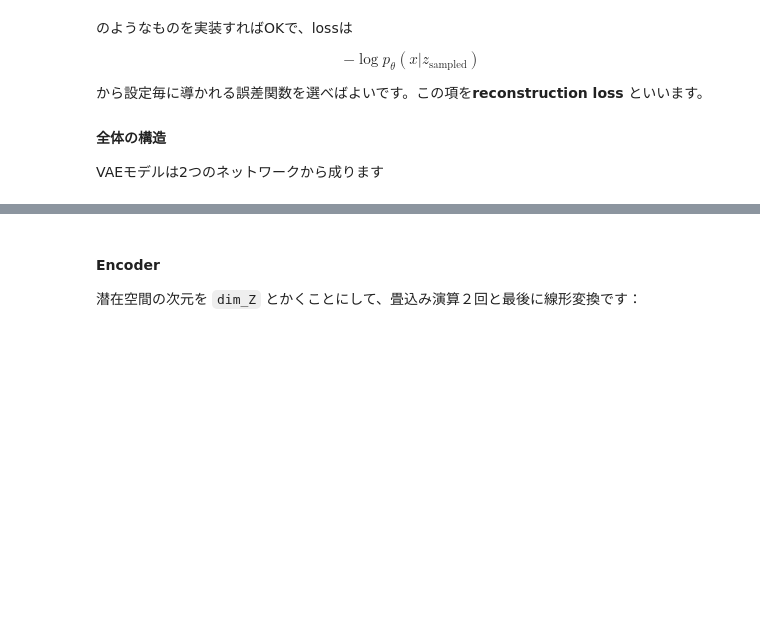
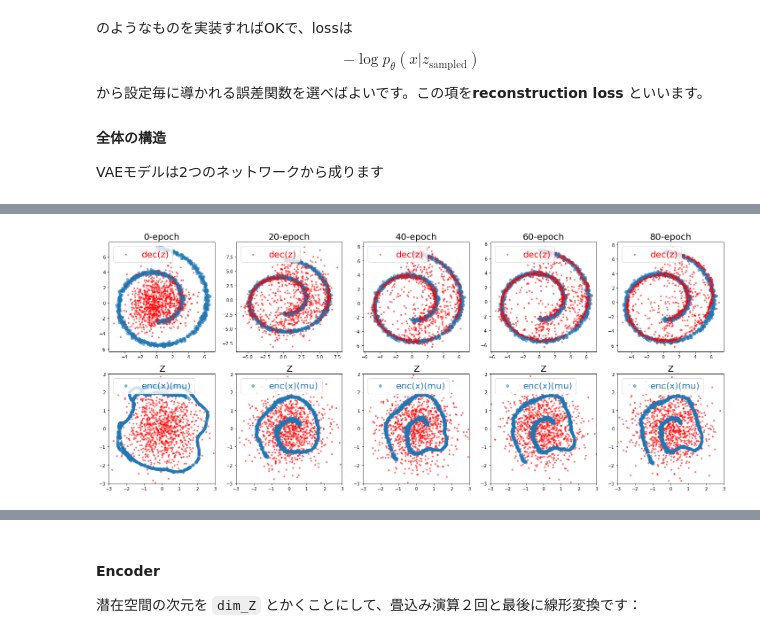
Before and after one commit to AkinoriTanaka-phys/deeplearning_notes, a Jupyter notebook: section8/8-1.ipynb, the cells around one changed output, grey strips where cells are left out. Saved outputs shown, nothing was run; the diff lists cells and outputs as text; code cells hidden in the pictures; blank space fills up the shorter version.

```diff
--- a/section8/8-1.ipynb
+++ b/section8/8-1.ipynb
@@ -293,0 +389,23 @@ def batch_step(X, vae, opt, reconstruction_loss): # 学習ステップ
+# %%
+def reconstruction_loss_2d(x, x_decoded):
+    return tf.reduce_mean(tf.keras.losses.MSE(x, x_decoded))
+
+def train_2d(vae, X_2d, batch_size, epochs):
+    tf_batch_step = tf.function(batch_step)
+    opt = tf.keras.optimizers.Adam(1e-2)
+    D = tf.data.Dataset.from_tensor_slices(X_2d)
+    fig = plt.figure(figsize=(5*6,10))
+    plotlabel = 1
+    for epoch in range(epochs):
+        batch = D.shuffle(70000).batch(batch_size, drop_remainder=True)
+        for X in batch:
+            loss = tf_batch_step(X_2d, vae, opt, reconstruction_loss_2d)
+        if epoch%(epochs//5)==0:
+            # test
+            #print("L =", loss)
+            ax = fig.add_subplot(2,6,plotlabel)
+            ax2 = fig.add_subplot(2,6,plotlabel+6)
+            plot_2d_data(X_2d, title="{}-epoch".format(epoch), vae=vae, ax=ax, ax2=ax2)
+            plotlabel += 1
+    plt.show()
+    return vae
@@ -293,0 +418,8 @@ def batch_step(X, vae, opt, reconstruction_loss): # 学習ステップ
+# %%
+%%time
+enc_2d = Encoder_2d()
+dec_2d = Decoder_2d()
+vae_2d = VAE(enc_2d, dec_2d)
+train_2d(vae_2d, X_2d, batch_size=32, epochs=100)
+# %% [output]
+[figure, added]
```
Also changed, not shown: parts of 16 cells of this notebook.
